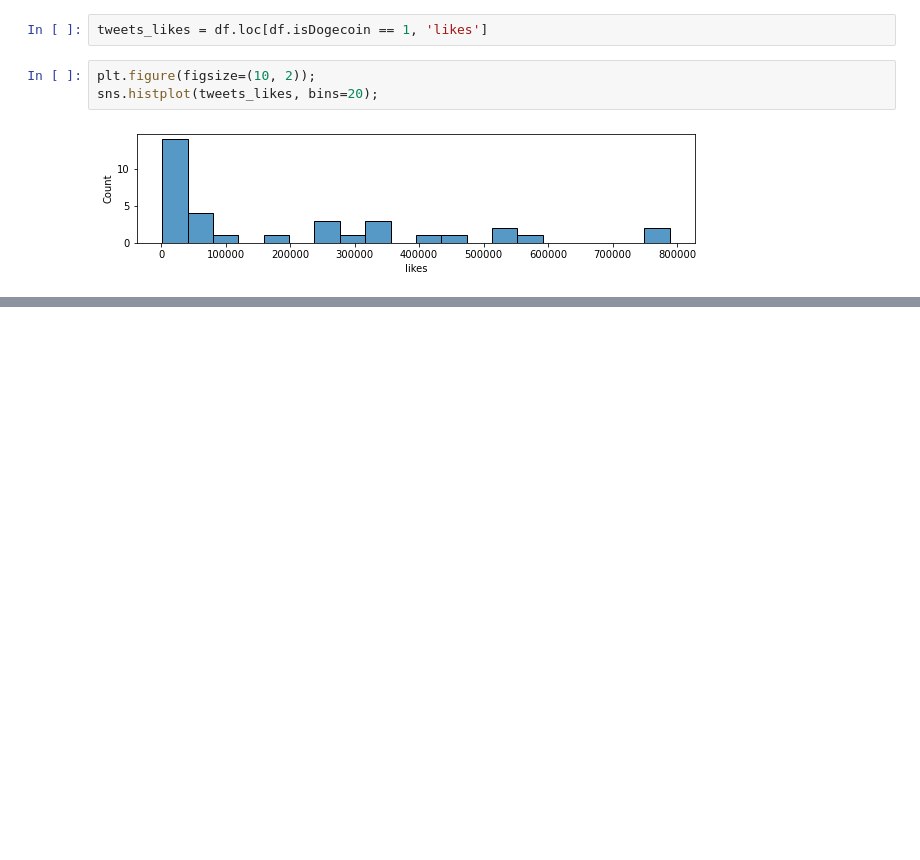
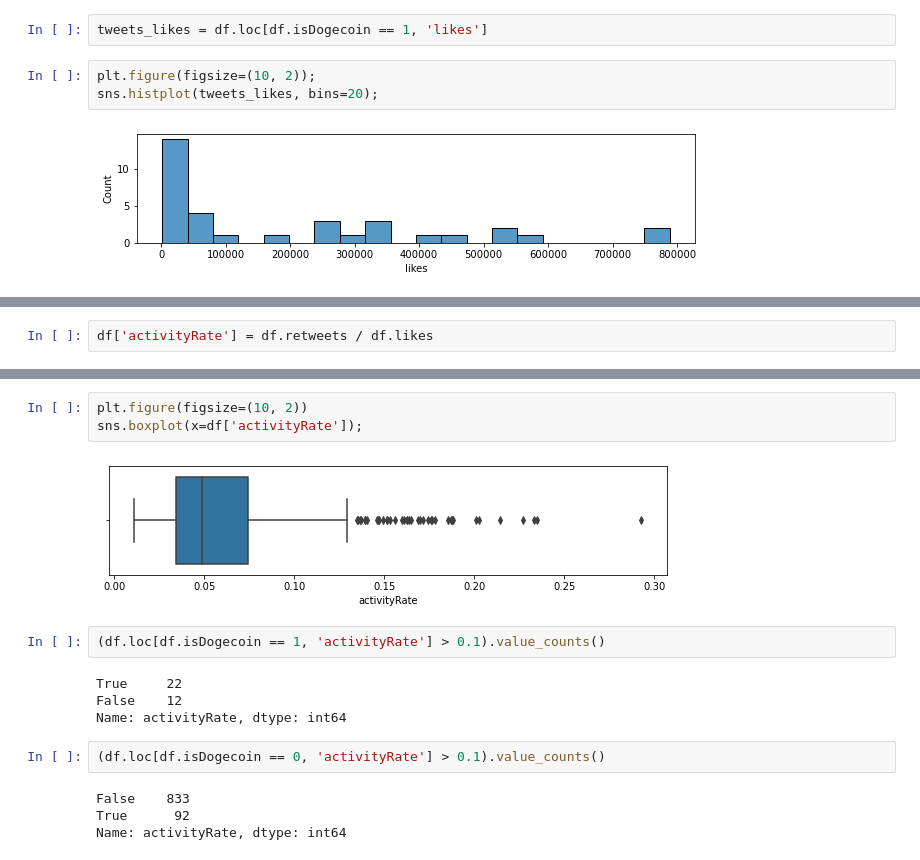
Before and after one commit to Justdek-code/data-science, a Jupyter notebook: cryptocurrency_analyse_pet_project/elon_musk_dogecoin_research.ipynb, the cells around one changed output, grey strips where cells are left out. Saved outputs shown, nothing was run; the diff lists cells and outputs as text; blank space fills up the shorter version.

Commit message:
add new feature (activityRate) and find one insight in it

```diff
--- a/cryptocurrency_analyse_pet_project/elon_musk_dogecoin_research.ipynb
+++ b/cryptocurrency_analyse_pet_project/elon_musk_dogecoin_research.ipynb
@@ -808,0 +823,2 @@ After adding a threshold the probability of getting price grow has improved from
+# %%
+df['activityRate'] = df.retweets / df.likes
@@ -808,0 +846,17 @@ After adding a threshold the probability of getting price grow has improved from
+# %%
+plt.figure(figsize=(10, 2))
+sns.boxplot(x=df['activityRate']);
+# %% [output]
+[figure, added]
+# %%
+(df.loc[df.isDogecoin == 1, 'activityRate'] > 0.1).value_counts()
+# %% [output]
+True     22
+False    12
+Name: activityRate, dtype: int64
+# %%
+(df.loc[df.isDogecoin == 0, 'activityRate'] > 0.1).value_counts()
+# %% [output]
+False    833
+True      92
+Name: activityRate, dtype: int64
```
Also changed, not shown: parts of 50 cells of this notebook.
